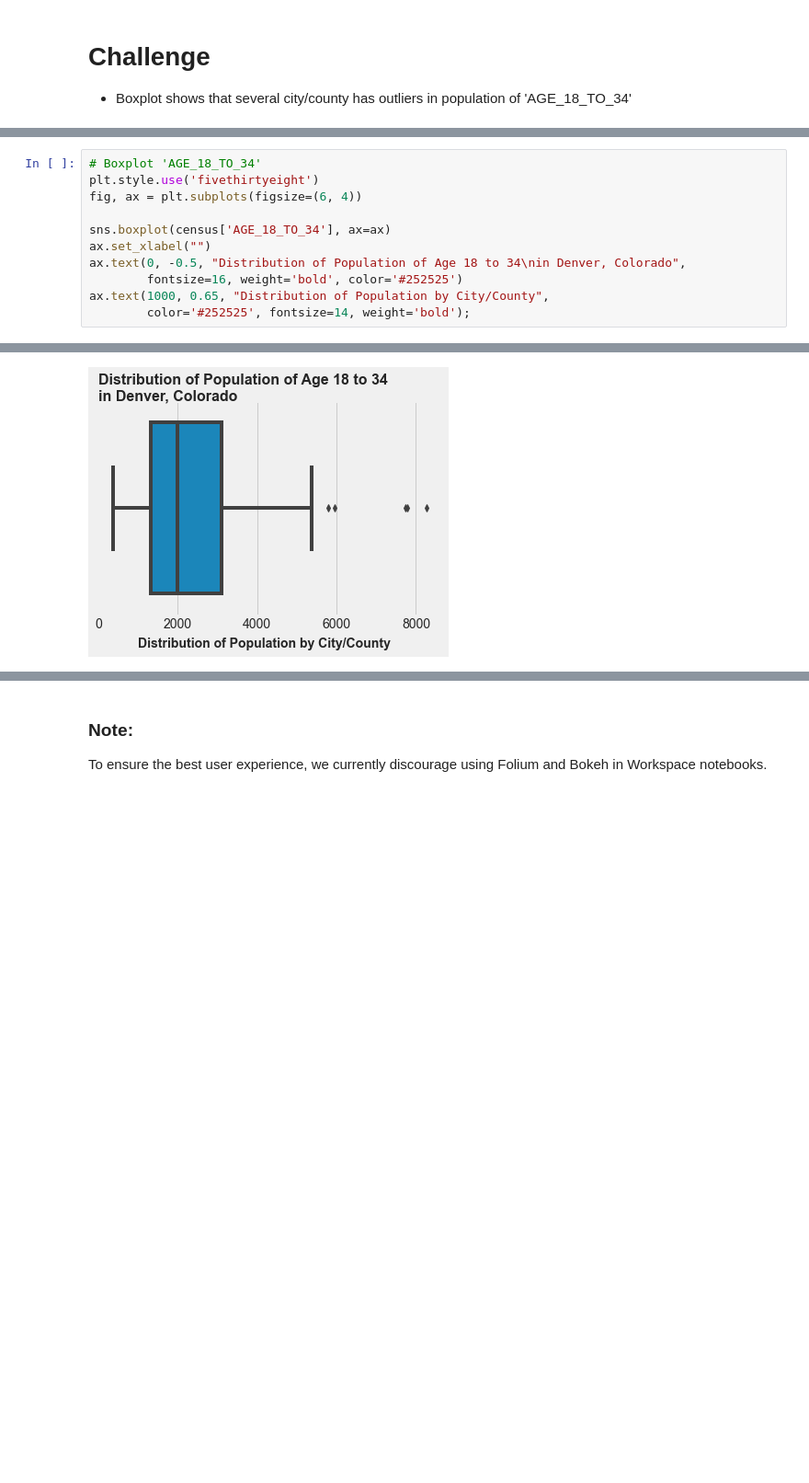
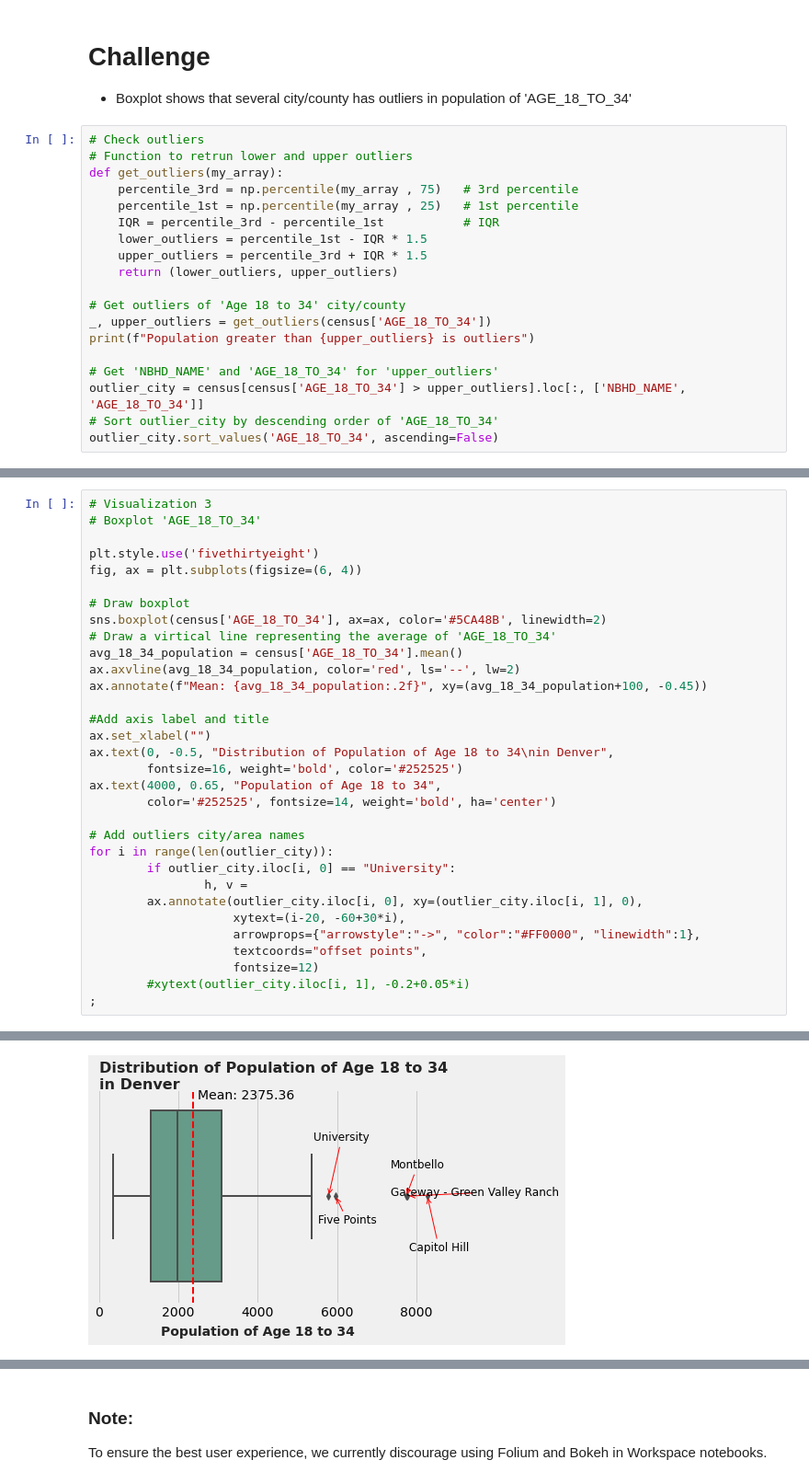
Before and after one commit to MihoRosenberg/Starbucks, a Jupyter notebook: notebook (2).ipynb, the cells around one changed output, grey strips where cells are left out. Shown at 92% size. Cells and saved outputs as stored; diff of their text form; blank space fills up the shorter version.

```diff
--- a/notebook (2).ipynb
+++ b/notebook (2).ipynb
@@ -260,3 +230,22 @@ ax.text(9000, 30, avg_text, fontsize=14, weight='bold', color='darkviolet');
 # %% [markdown]
 # Challenge
 * Boxplot shows that several city/county has outliers in population of 'AGE_18_TO_34'
+# %%
+# Check outliers
+# Function to retrun lower and upper outliers
+def get_outliers(my_array):
+    percentile_3rd = np.percentile(my_array , 75)   # 3rd percentile
+    percentile_1st = np.percentile(my_array , 25)   # 1st percentile
+    IQR = percentile_3rd - percentile_1st           # IQR
+    lower_outliers = percentile_1st - IQR * 1.5
+    upper_outliers = percentile_3rd + IQR * 1.5
+    return (lower_outliers, upper_outliers)
+
+# Get outliers of 'Age 18 to 34' city/county
+_, upper_outliers = get_outliers(census['AGE_18_TO_34'])
+print(f"Population greater than {upper_outliers} is outliers")
+
+# Get 'NBHD_NAME' and 'AGE_18_TO_34' for 'upper_outliers'
+outlier_city = census[census['AGE_18_TO_34'] > upper_outliers].loc[:, ['NBHD_NAME', 'AGE_18_TO_34']]
+# Sort outlier_city by descending order of 'AGE_18_TO_34'
+outlier_city.sort_values('AGE_18_TO_34', ascending=False)
@@ -263,12 +260,33 @@ ax.text(9000, 30, avg_text, fontsize=14, weight='bold', color='darkviolet');
 # %%
+# Visualization 3
 # Boxplot 'AGE_18_TO_34'
+
 plt.style.use('fivethirtyeight')
 fig, ax = plt.subplots(figsize=(6, 4))
 
-sns.boxplot(census['AGE_18_TO_34'], ax=ax)
+# Draw boxplot
+sns.boxplot(census['AGE_18_TO_34'], ax=ax, color='#5CA48B', linewidth=2)
+# Draw a virtical line representing the average of 'AGE_18_TO_34'
+avg_18_34_population = census['AGE_18_TO_34'].mean()
+ax.axvline(avg_18_34_population, color='red', ls='--', lw=2)
+ax.annotate(f"Mean: {avg_18_34_population:.2f}", xy=(avg_18_34_population+100, -0.45))
+
+#Add axis label and title
 ax.set_xlabel("")
-ax.text(0, -0.5, "Distribution of Population of Age 18 to 34\nin Denver, Colorado",
+ax.text(0, -0.5, "Distribution of Population of Age 18 to 34\nin Denver",
         fontsize=16, weight='bold', color='#252525')
-ax.text(1000, 0.65, "Distribution of Population by City/County",
-        color='#252525', fontsize=14, weight='bold');
+ax.text(4000, 0.65, "Population of Age 18 to 34",
+        color='#252525', fontsize=14, weight='bold', ha='center')
+
+# Add outliers city/area names
+for i in range(len(outlier_city)):
+        if outlier_city.iloc[i, 0] == "University":
+                h, v =
+        ax.annotate(outlier_city.iloc[i, 0], xy=(outlier_city.iloc[i, 1], 0),
+                    xytext=(i-20, -60+30*i),
+                    arrowprops={"arrowstyle":"->", "color":"#FF0000", "linewidth":1},
+                    textcoords="offset points",
+                    fontsize=12)
+        #xytext(outlier_city.iloc[i, 1], -0.2+0.05*i)
+;
 # %% [output]
@@ -275,2 +294,2 @@ ax.text(1000, 0.65, "Distribution of Population by City/County",
-[figure, old version]
+[figure, new version]
 # %%
```
Also changed, not shown: parts of 22 cells of this notebook.
